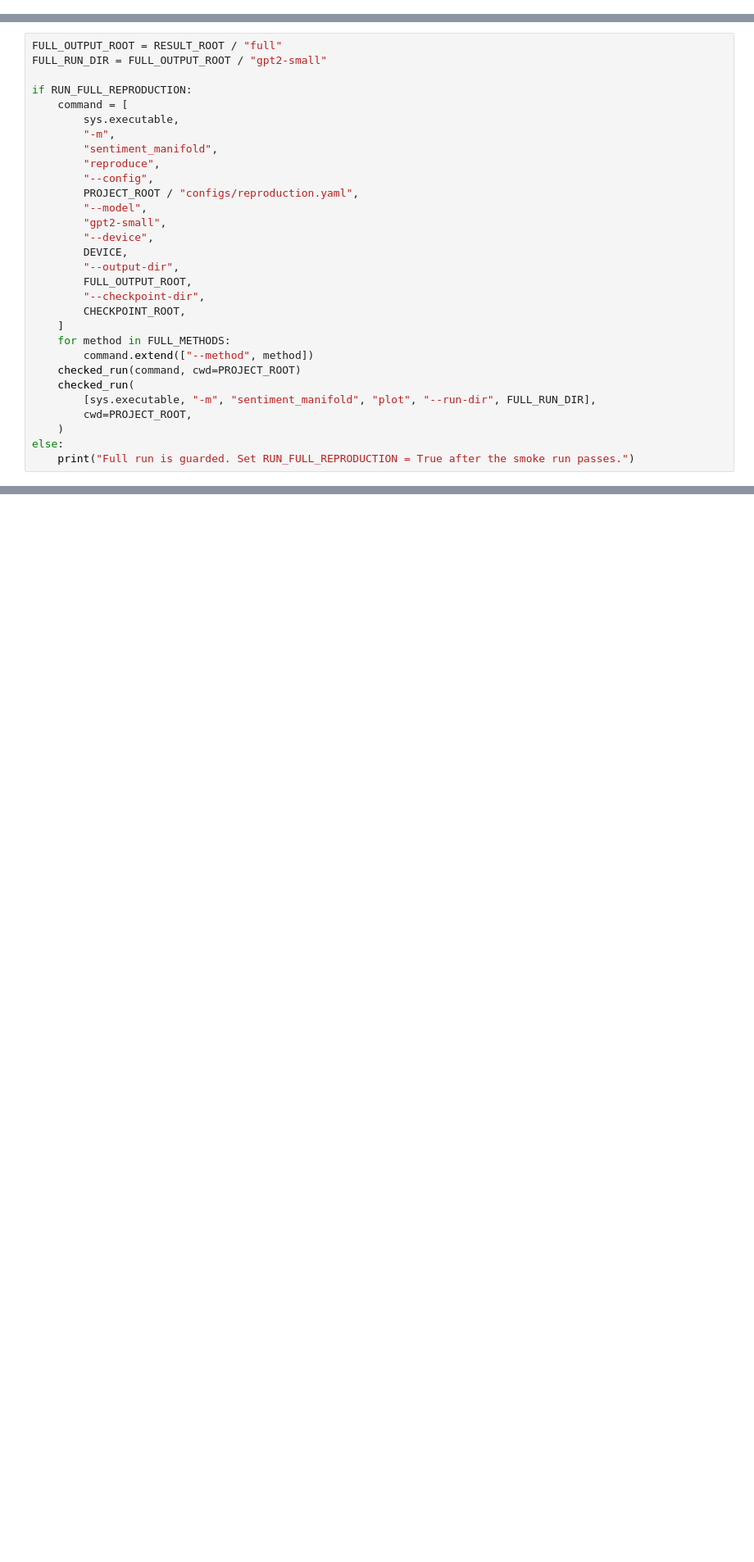
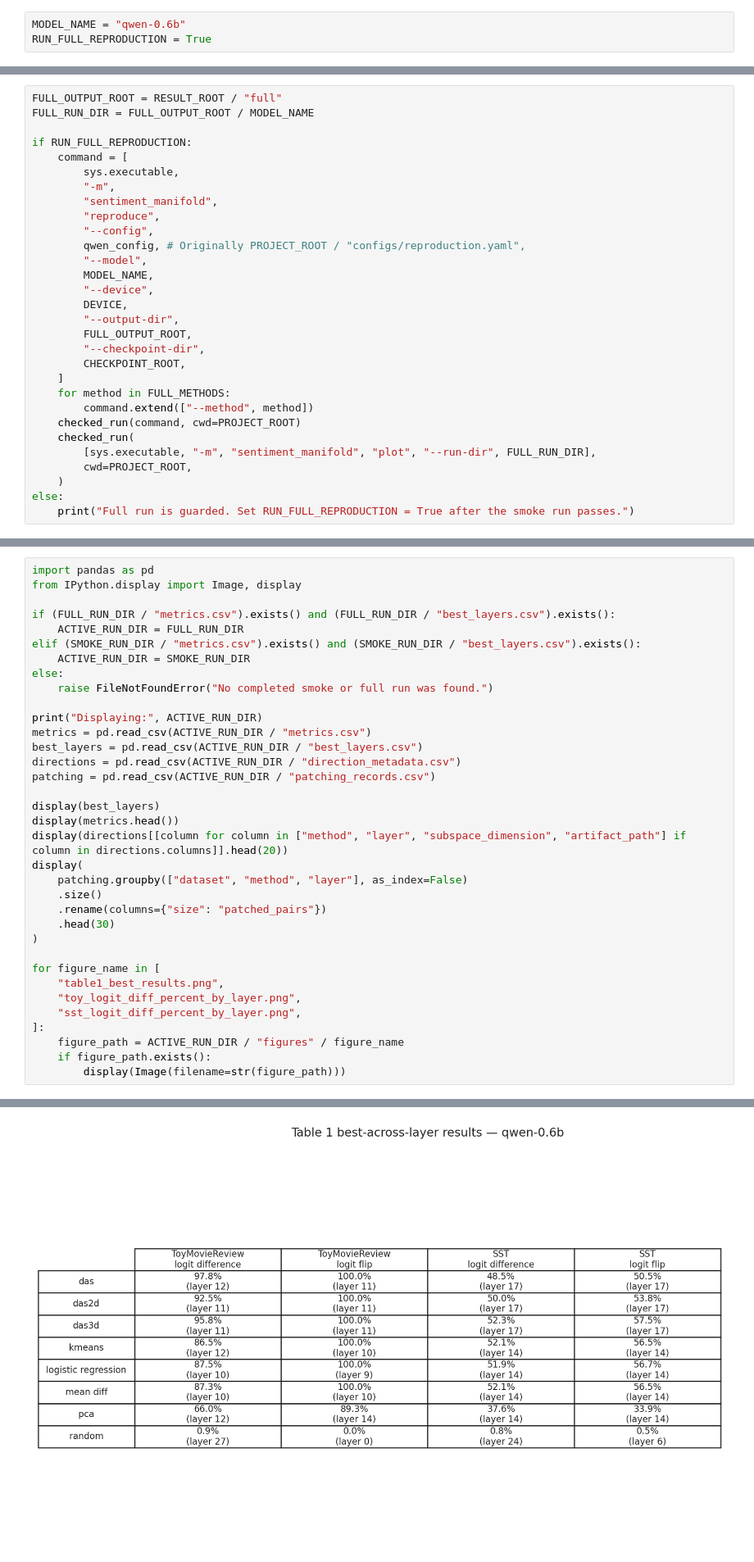
Before and after one commit to Adefioye/sentiment-manifold, a Jupyter notebook: notebooks/03_colab_sst_to_gpt2_results.ipynb, the cells around one changed output, grey strips where cells are left out. Shown at 82% size. Drawn from its saved outputs; the diff is of its cells as text; blank space fills up the shorter version.

```diff
--- a/notebooks/03_colab_sst_to_gpt2_results.ipynb
+++ b/notebooks/03_colab_sst_to_gpt2_results.ipynb
@@ -260,3 +419,6 @@ else:
 Set `RUN_FULL_REPRODUCTION = True` in the settings cell, then run this cell. The command scans residual boundaries 0–12 and runs every method listed in `FULL_METHODS`. For each method/layer, the package fits and saves a direction, performs all-position causal patching, and evaluates held-out ToyMovieReview and the `tigges_pythia_correct` SST benchmark.
 
 The run writes progress incrementally and has `resume: true`, so rerunning after a Colab interruption reuses compatible fitted directions. Google Drive persistence is recommended for a long DAS sweep. OpenWebText resample ablation remains off because it is an optional exploratory diagnostic, not part of the requested core benchmark.
+# %%
+MODEL_NAME = "qwen-0.6b"
+RUN_FULL_REPRODUCTION = True
@@ -263,6 +463,6 @@ The run writes progress incrementally and has `resume: true`, so rerunning after
 # %%
 FULL_OUTPUT_ROOT = RESULT_ROOT / "full"
-FULL_RUN_DIR = FULL_OUTPUT_ROOT / "gpt2-small"
+FULL_RUN_DIR = FULL_OUTPUT_ROOT / MODEL_NAME
 
 if RUN_FULL_REPRODUCTION:
     command = [
@@ -271,9 +471,9 @@ if RUN_FULL_REPRODUCTION:
         "sentiment_manifold",
         "reproduce",
         "--config",
-        PROJECT_ROOT / "configs/reproduction.yaml",
+        qwen_config, # Originally PROJECT_ROOT / "configs/reproduction.yaml",
         "--model",
-        "gpt2-small",
+        MODEL_NAME,
         "--device",
         DEVICE,
         "--output-dir",
@@ -331,0 +617,36 @@ for figure_name in [
+# %%
+import pandas as pd
+from IPython.display import Image, display
+
+if (FULL_RUN_DIR / "metrics.csv").exists() and (FULL_RUN_DIR / "best_layers.csv").exists():
+    ACTIVE_RUN_DIR = FULL_RUN_DIR
+elif (SMOKE_RUN_DIR / "metrics.csv").exists() and (SMOKE_RUN_DIR / "best_layers.csv").exists():
+    ACTIVE_RUN_DIR = SMOKE_RUN_DIR
+else:
+    raise FileNotFoundError("No completed smoke or full run was found.")
+
+print("Displaying:", ACTIVE_RUN_DIR)
+metrics = pd.read_csv(ACTIVE_RUN_DIR / "metrics.csv")
+best_layers = pd.read_csv(ACTIVE_RUN_DIR / "best_layers.csv")
+directions = pd.read_csv(ACTIVE_RUN_DIR / "direction_metadata.csv")
+patching = pd.read_csv(ACTIVE_RUN_DIR / "patching_records.csv")
+
+display(best_layers)
+display(metrics.head())
+display(directions[[column for column in ["method", "layer", "subspace_dimension", "artifact_path"] if column in directions.columns]].head(20))
+display(
+    patching.groupby(["dataset", "method", "layer"], as_index=False)
+    .size()
+    .rename(columns={"size": "patched_pairs"})
+    .head(30)
+)
+
+for figure_name in [
+    "table1_best_results.png",
+    "toy_logit_diff_percent_by_layer.png",
+    "sst_logit_diff_percent_by_layer.png",
+]:
+    figure_path = ACTIVE_RUN_DIR / "figures" / figure_name
+    if figure_path.exists():
+        display(Image(filename=str(figure_path)))
+# %% [output]
@@ -331,0 +712 @@ for figure_name in [
+[figure, added]
```
Also changed, not shown: parts of 22 cells of this notebook.
